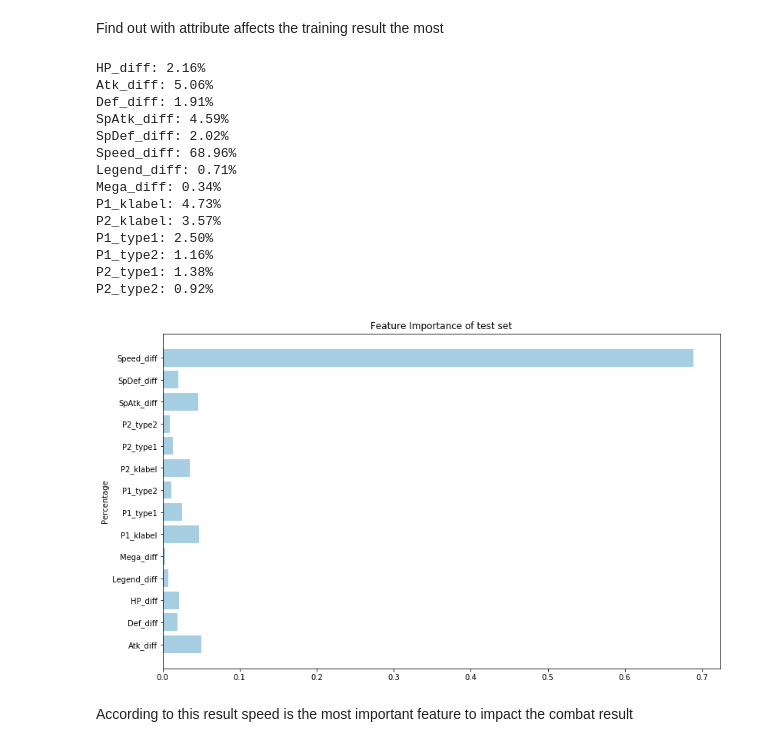
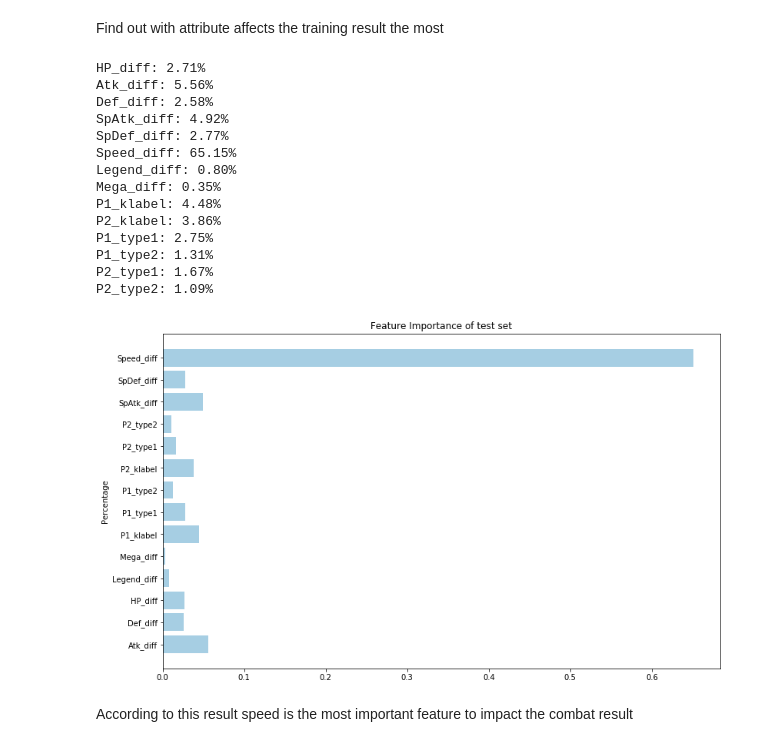
Before and after one commit to gillian850413/COMP4912, a Jupyter notebook: Notebook/Pokemon_Analysis.ipynb, the cells around one changed output. Drawn from its saved outputs; the diff is of its cells as text; code cells hidden in the pictures.

```diff
--- a/Notebook/Pokemon_Analysis.ipynb
+++ b/Notebook/Pokemon_Analysis.ipynb
@@ -1726,10 +1717,8 @@ AUC Score (Train): 0.962684
 # %% [markdown]
 After parameter tuning
 # %%
-
 #test accuracy from training data
-#max_depth=13
-clf_test = RandomForestClassifier(n_estimators=56, #minor
+clf_test_after = RandomForestClassifier(n_estimators=56, #minor
                                   max_depth=23, # major influence
                                   min_samples_split=2, #default
                                   min_samples_leaf=1, #default
@@ -1737,7 +1726,7 @@ clf_test = RandomForestClassifier(n_estimators=56, #minor
                                   min_weight_fraction_leaf=0.0, #major influence
                                   random_state=10)
 
-model_test = clf_test.fit(train_X25_r2, train_y25_r2)
+model_test = clf_test_after.fit(train_X25_r2, train_y25_r2)
 predict_test = model_test.predict(test_X25_r2)
 print('Accuracy of Random Forest: %f' % accuracy_score(predict_test, test_y25_r2))
 print("AUC Score (Train): %f" % roc_auc_score(predict_test, test_y25_r2))
@@ -1749,37 +1738,37 @@ AUC Score (Train): 0.966466
 # %% [markdown]
 Find out with attribute affects the training result the most
 # %%
-for i in range(clf_test.n_features_):
+for i in range(len(test_output.columns)):
     test_column = test_output.columns[i]
-    feature_importance = clf_test.feature_importances_[i]
+    feature_importance = clf_test_after.feature_importances_[i]
     print('%s: %s' % (test_column, "{:.2%}".format(feature_importance)))
 # %% [output]
-HP_diff: 2.16%
-Atk_diff: 5.06%
-Def_diff: 1.91%
-SpAtk_diff: 4.59%
-SpDef_diff: 2.02%
-Speed_diff: 68.96%
-Legend_diff: 0.71%
-Mega_diff: 0.34%
-P1_klabel: 4.73%
-P2_klabel: 3.57%
-P1_type1: 2.50%
-P1_type2: 1.16%
-P2_type1: 1.38%
-P2_type2: 0.92%
+HP_diff: 2.71%
+Atk_diff: 5.56%
+Def_diff: 2.58%
+SpAtk_diff: 4.92%
+SpDef_diff: 2.77%
+Speed_diff: 65.15%
+Legend_diff: 0.80%
+Mega_diff: 0.35%
+P1_klabel: 4.48%
+P2_klabel: 3.86%
+P1_type1: 2.75%
+P1_type2: 1.31%
+P2_type1: 1.67%
+P2_type2: 1.09%
 # %%
 colors = plt.cm.Paired(np.linspace(0, 1, 1))
 x = test_output.columns
-y = clf_test.feature_importances_
+y = clf_test_after.feature_importances_
 
 plt.figure(figsize=(13,8))
 plt.barh(x, y, color=colors)
 plt.ylabel('Percentage')
 plt.title('Feature Importance of test set')
 plt.show()
 # %% [output]
-[figure, old version]
+[figure, new version]
 # %% [markdown]
 According to this result speed is the most important feature to impact the combat result
 # %% [markdown]
```
Also changed, not shown: parts of 4 cells of this notebook.
